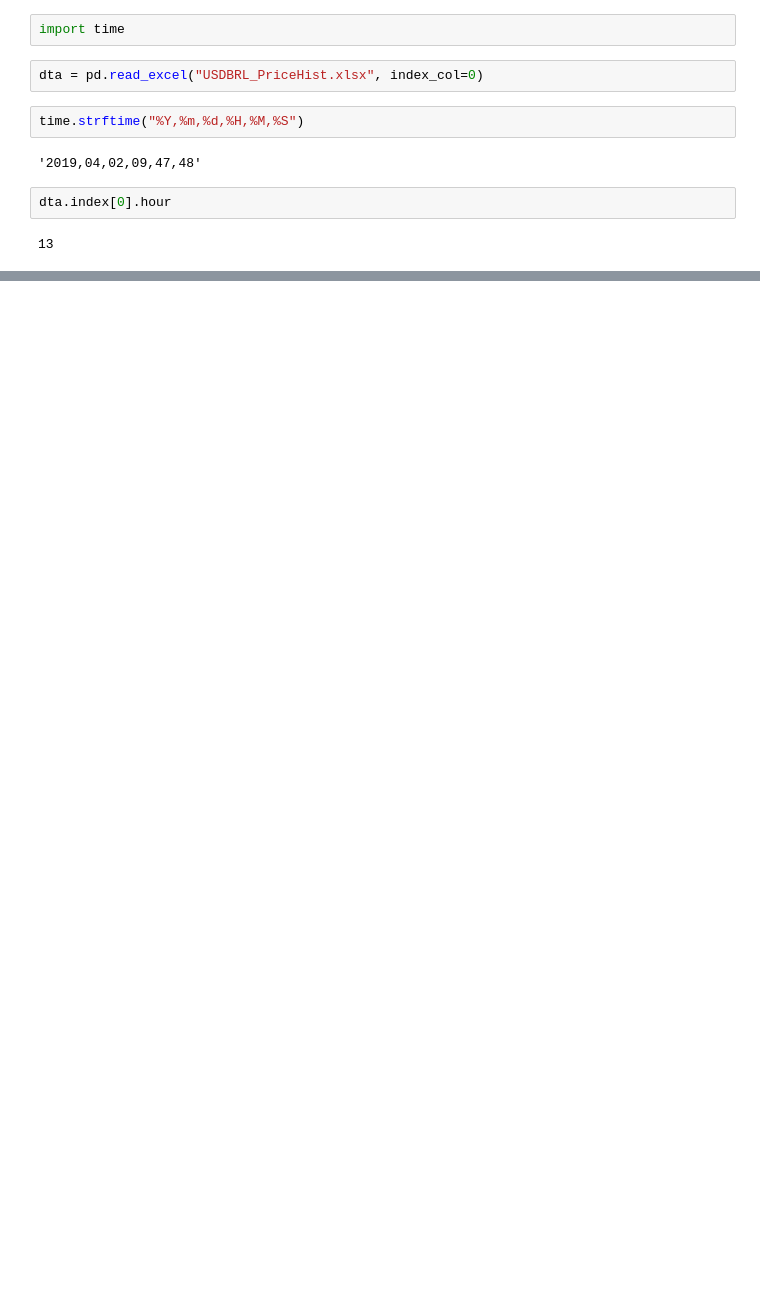
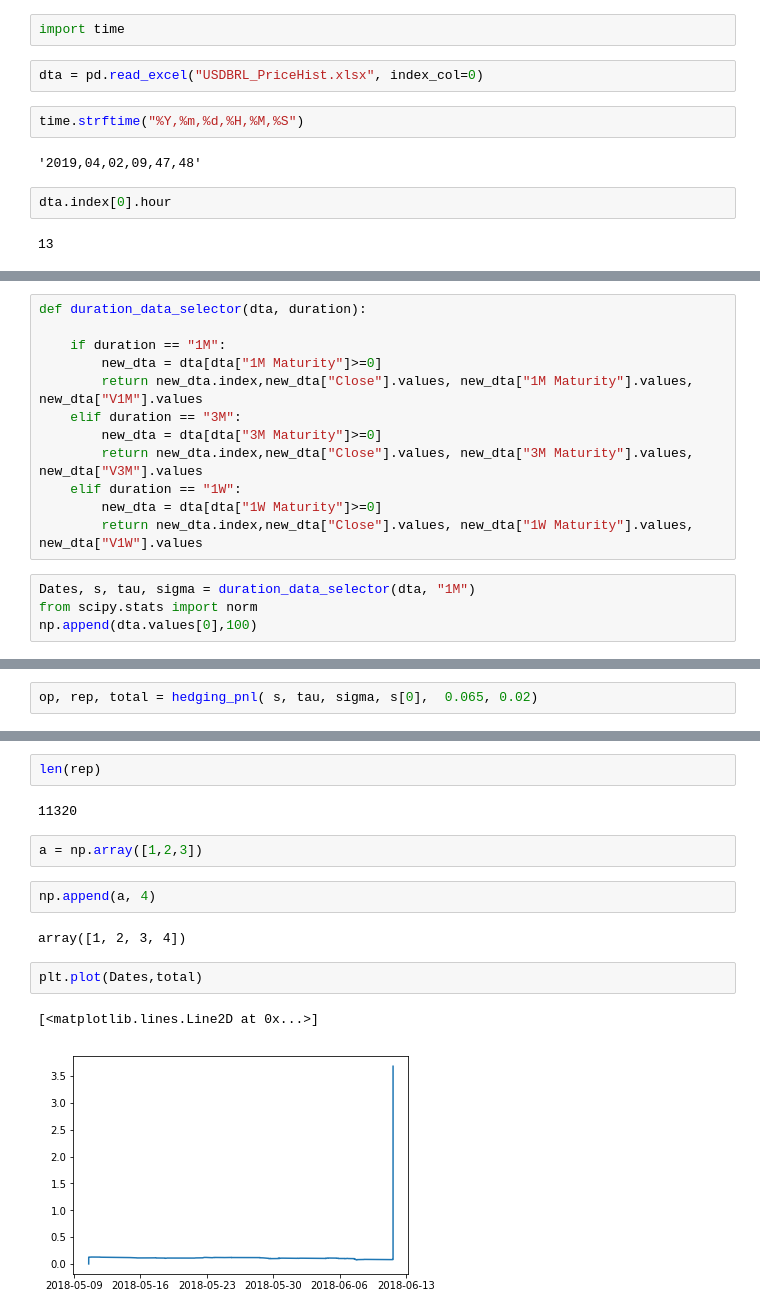
Before and after one commit to sikunzzz/FirstProject, a Jupyter notebook: Python_Course_Project/Trythings.ipynb, the cells around one changed output, grey strips where cells are left out. Drawn from its saved outputs; the diff is of its cells as text; blank space fills up the shorter version.

Commit message:
Data reader and fix errors in pnl function

```diff
--- a/Python_Course_Project/Trythings.ipynb
+++ b/Python_Course_Project/Trythings.ipynb
@@ -106,0 +187,16 @@ dta.index[0].hour
+# %%
+def duration_data_selector(dta, duration):
+
+    if duration == "1M":
+        new_dta = dta[dta["1M Maturity"]>=0]
+        return new_dta.index,new_dta["Close"].values, new_dta["1M Maturity"].values, new_dta["V1M"].values
+    elif duration == "3M":
+        new_dta = dta[dta["3M Maturity"]>=0]
+        return new_dta.index,new_dta["Close"].values, new_dta["3M Maturity"].values, new_dta["V3M"].values
+    elif duration == "1W":
+        new_dta = dta[dta["1W Maturity"]>=0]
+        return new_dta.index,new_dta["Close"].values, new_dta["1W Maturity"].values, new_dta["V1W"].values
+# %%
+Dates, s, tau, sigma = duration_data_selector(dta, "1M")
+from scipy.stats import norm
+np.append(dta.values[0],100)
@@ -106,0 +207,2 @@ dta.index[0].hour
+# %%
+op, rep, total = hedging_pnl( s, tau, sigma, s[0],  0.065, 0.02)
@@ -106,0 +229,15 @@ dta.index[0].hour
+# %%
+len(rep)
+# %% [output]
+11320
+# %%
+a = np.array([1,2,3])
+# %%
+np.append(a, 4)
+# %% [output]
+array([1, 2, 3, 4])
+# %%
+plt.plot(Dates,total)
+# %% [output]
+[<matplotlib.lines.Line2D at 0x...>]
+[figure, added]
```
Also changed, not shown: parts of 15 cells of this notebook, 2 other files.
